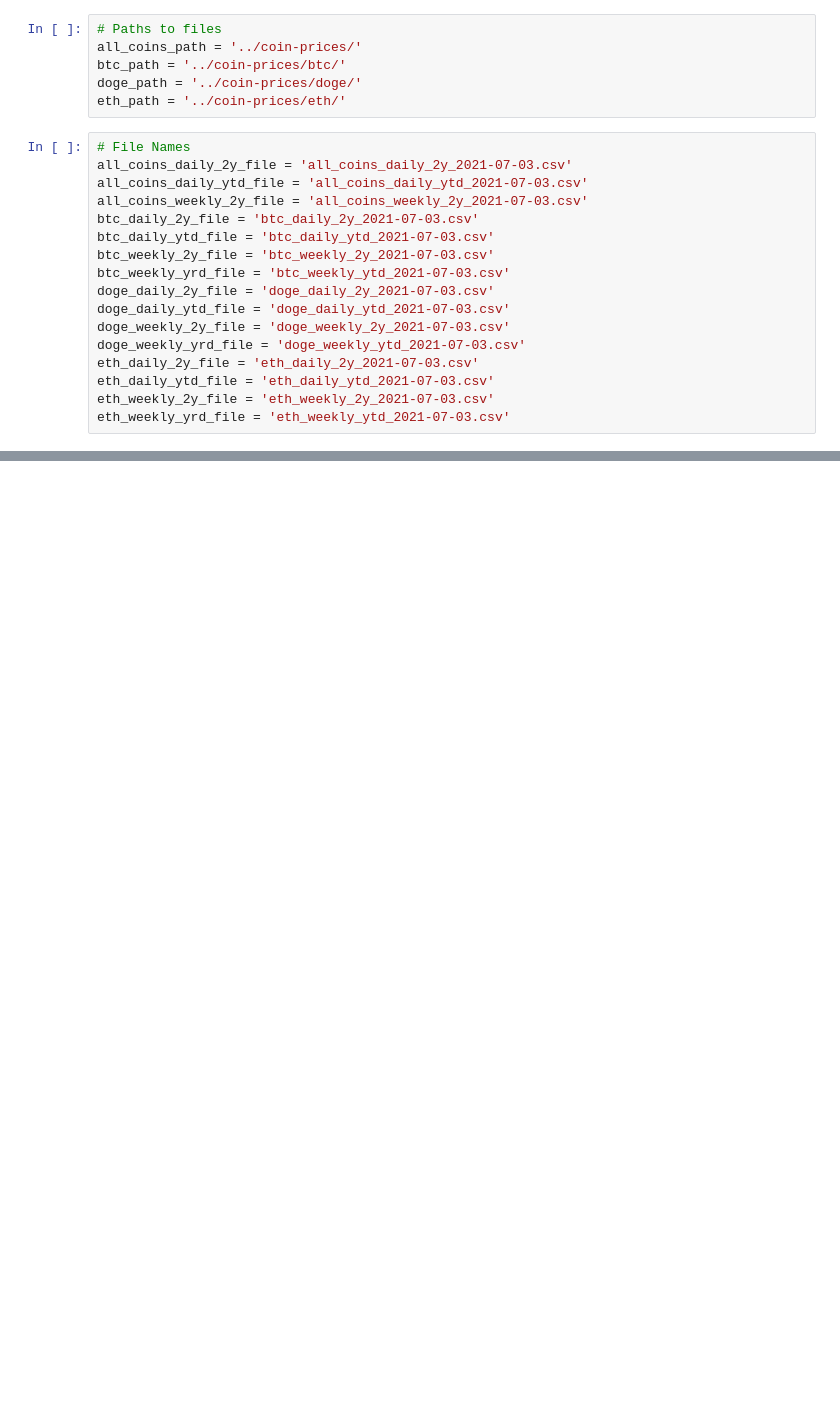
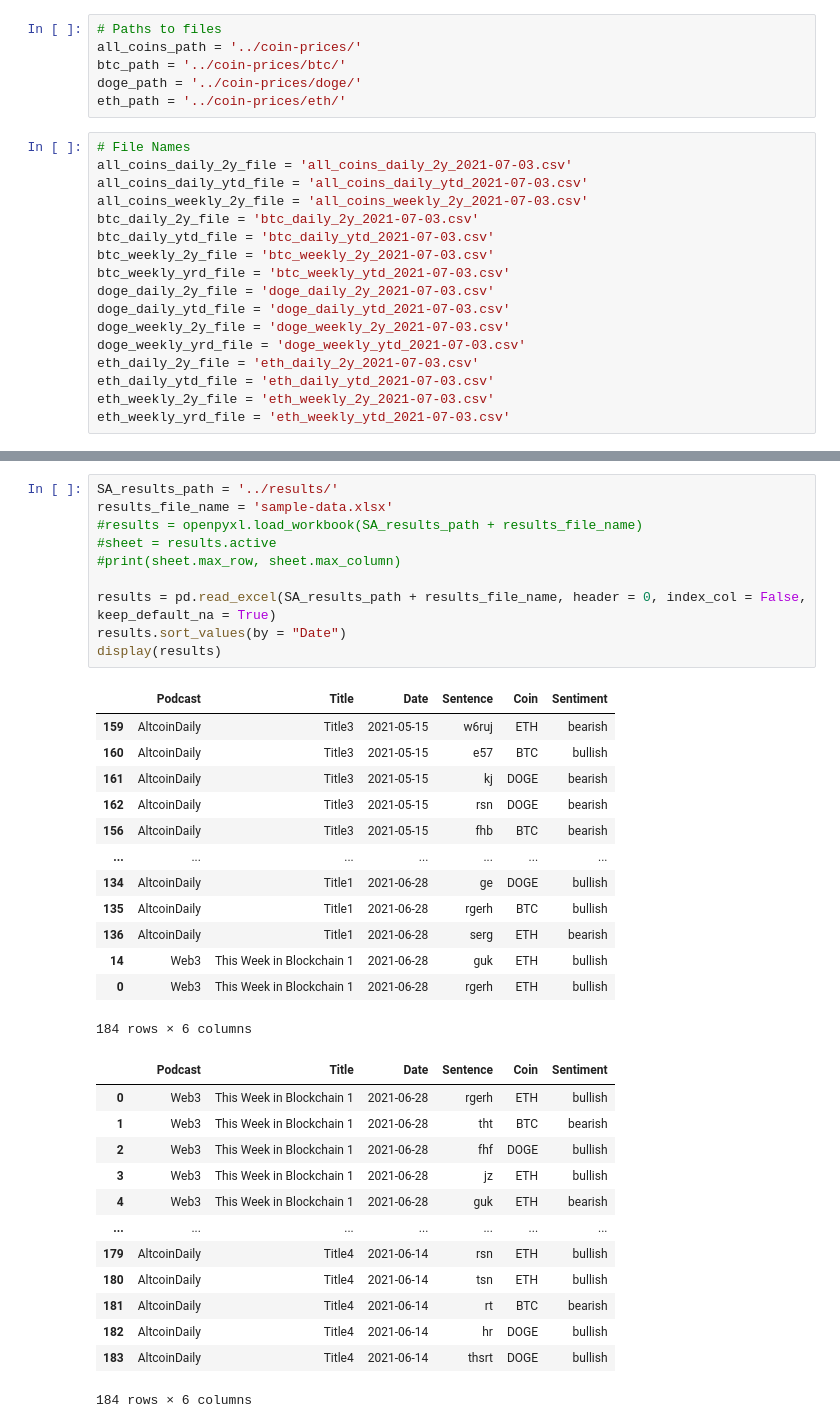
Before and after one commit to distractedm1nd/mar2moon, a Jupyter notebook: scripts/CoinPriceAnalysis.ipynb, the cells around one changed output, grey strips where cells are left out. Drawn from its saved outputs; the diff is of its cells as text; blank space fills up the shorter version.

```diff
--- a/scripts/CoinPriceAnalysis.ipynb
+++ b/scripts/CoinPriceAnalysis.ipynb
@@ -302,0 +52,37 @@ eth_bearishn_by_date = eth_bearishn.groupby('Date').size()
+# %%
+SA_results_path = '../results/'
+results_file_name = 'sample-data.xlsx'
+#results = openpyxl.load_workbook(SA_results_path + results_file_name)
+#sheet = results.active
+#print(sheet.max_row, sheet.max_column)
+
+results = pd.read_excel(SA_results_path + results_file_name, header = 0, index_col = False, keep_default_na = True)
+results.sort_values(by = "Date")
+display(results)
+# %% [output]
+|  | Podcast | Title | Date | Sentence | Coin | Sentiment |
+| 159 | AltcoinDaily | Title3 | 2021-05-15 | w6ruj | ETH | bearish |
+| 160 | AltcoinDaily | Title3 | 2021-05-15 | e57 | BTC | bullish |
+| 161 | AltcoinDaily | Title3 | 2021-05-15 | kj | DOGE | bearish |
+| 162 | AltcoinDaily | Title3 | 2021-05-15 | rsn | DOGE | bearish |
+| 156 | AltcoinDaily | Title3 | 2021-05-15 | fhb | BTC | bearish |
+| ... | ... | ... | ... | ... | ... | ... |
+| 134 | AltcoinDaily | Title1 | 2021-06-28 | ge | DOGE | bullish |
+| 135 | AltcoinDaily | Title1 | 2021-06-28 | rgerh | BTC | bullish |
+| 136 | AltcoinDaily | Title1 | 2021-06-28 | serg | ETH | bearish |
+| 14 | Web3 | This Week in Blockchain 1 | 2021-06-28 | guk | ETH | bullish |
+| 0 | Web3 | This Week in Blockchain 1 | 2021-06-28 | rgerh | ETH | bullish |
+184 rows × 6 columns
+|  | Podcast | Title | Date | Sentence | Coin | Sentiment |
+| 0 | Web3 | This Week in Blockchain 1 | 2021-06-28 | rgerh | ETH | bullish |
+| 1 | Web3 | This Week in Blockchain 1 | 2021-06-28 | tht | BTC | bearish |
+| 2 | Web3 | This Week in Blockchain 1 | 2021-06-28 | fhf | DOGE | bullish |
+| 3 | Web3 | This Week in Blockchain 1 | 2021-06-28 | jz | ETH | bullish |
+| 4 | Web3 | This Week in Blockchain 1 | 2021-06-28 | guk | ETH | bearish |
+| ... | ... | ... | ... | ... | ... | ... |
+| 179 | AltcoinDaily | Title4 | 2021-06-14 | rsn | ETH | bullish |
+| 180 | AltcoinDaily | Title4 | 2021-06-14 | tsn | ETH | bullish |
+| 181 | AltcoinDaily | Title4 | 2021-06-14 | rt | BTC | bearish |
+| 182 | AltcoinDaily | Title4 | 2021-06-14 | hr | DOGE | bullish |
+| 183 | AltcoinDaily | Title4 | 2021-06-14 | thsrt | DOGE | bullish |
+184 rows × 6 columns
```
Also changed, not shown: parts of 53 cells of this notebook.
